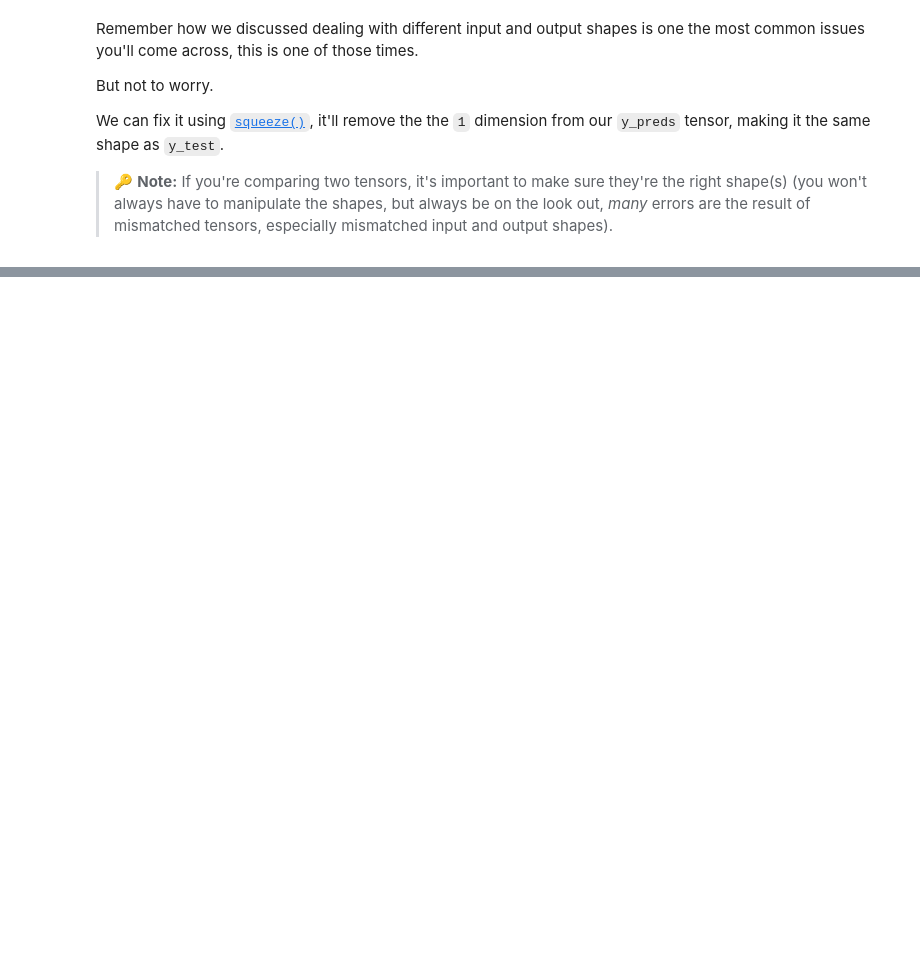
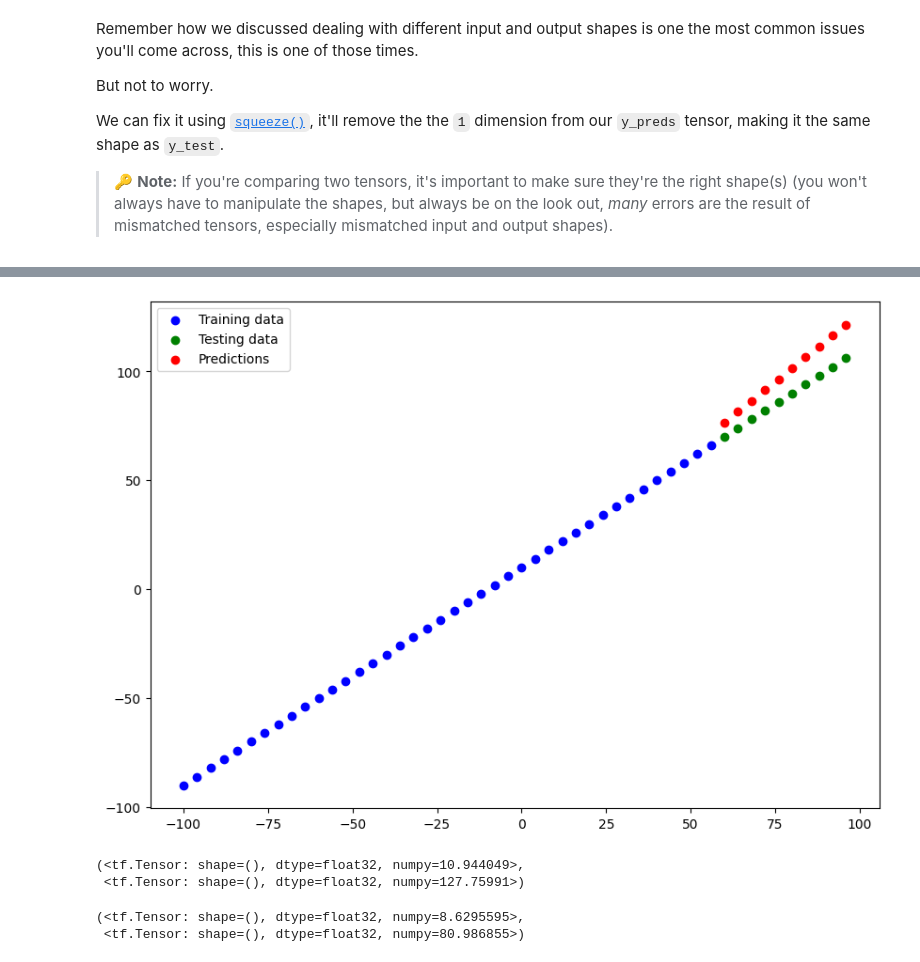
Before and after one commit to Hamedkalantari0111/TensorFlow-Developer, a Jupyter notebook: 01_neural_network_regression_in_tensorflow_Hamed.ipynb, the cells around one changed output, grey strips where cells are left out. Saved outputs shown, nothing was run; the diff lists cells and outputs as text; code cells hidden in the pictures; blank space fills up the shorter version.

```diff
--- a/01_neural_network_regression_in_tensorflow_Hamed.ipynb
+++ b/01_neural_network_regression_in_tensorflow_Hamed.ipynb
@@ -709,0 +811,17 @@ mae(y_test, y_pred).numpy(), mse(y_test, y_pred).numpy()
+# %%
+# Set the random seed
+tf.random.set_seed(42)
+
+# 1. Create the model
+model_2 = tf.keras.Sequential([
+    tf.keras.layers.Dense(20),
+    tf.keras.layers.Dense(1)
+])
+
+# 2. Compile the model
+model_2.compile(loss=tf.keras.losses.mae,
+                optimizer=tf.keras.optimizers.SGD(),
+                metrics=["mse"])
+
+# 3. Fit the model
+model_2.fit(tf.expand_dims(X_train, axis=-1), y_train, epochs=100)
@@ -709,0 +847,5 @@ mae(y_test, y_pred).numpy(), mse(y_test, y_pred).numpy()
+# %%
+# Make and plot predictions of model 2
+y_preds_2 = model_2.predict(X_test)
+plot_predictions(predictions=y_preds_2)
+# %% [output]
@@ -709,0 +853,17 @@ mae(y_test, y_pred).numpy(), mse(y_test, y_pred).numpy()
+[figure, added]
+# %%
+# Calculate model_2 evaluation metrics
+mae_2 = mae(y_test, y_preds_2)
+mse_2 = mse(y_test, y_preds_2)
+mae_2, mse_2
+# %% [output]
+(<tf.Tensor: shape=(), dtype=float32, numpy=10.944049>,
+ <tf.Tensor: shape=(), dtype=float32, numpy=127.75991>)
+# %%
+# Calculate model_1 evaluation metrics
+mae_1 = mae(y_test, y_preds_1)
+mse_1 = mse(y_test, y_preds_1)
+mae_1, mse_1
+# %% [output]
+(<tf.Tensor: shape=(), dtype=float32, numpy=8.6295595>,
+ <tf.Tensor: shape=(), dtype=float32, numpy=80.986855>)
```
Also changed, not shown: parts of 31 cells of this notebook.
